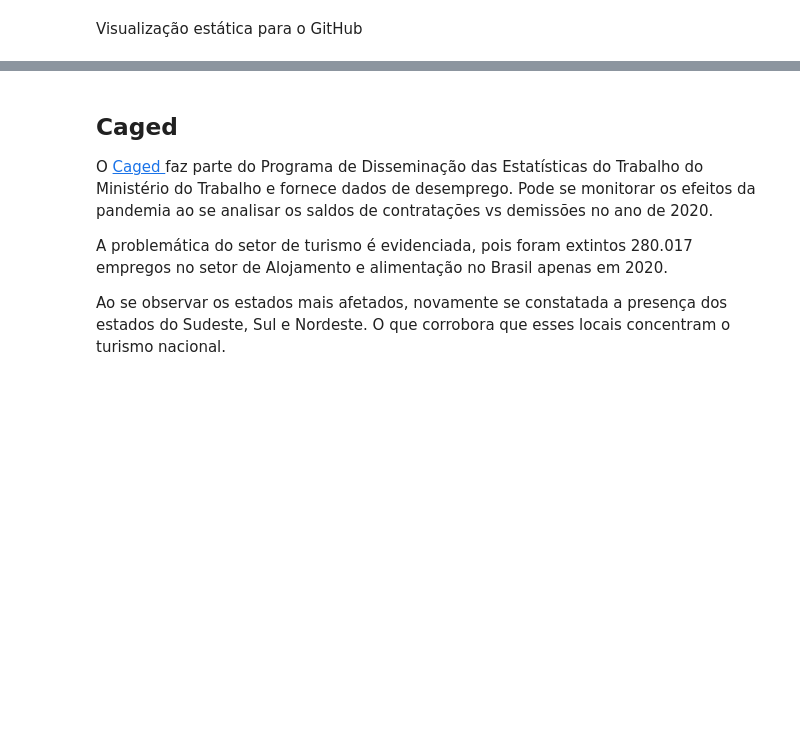
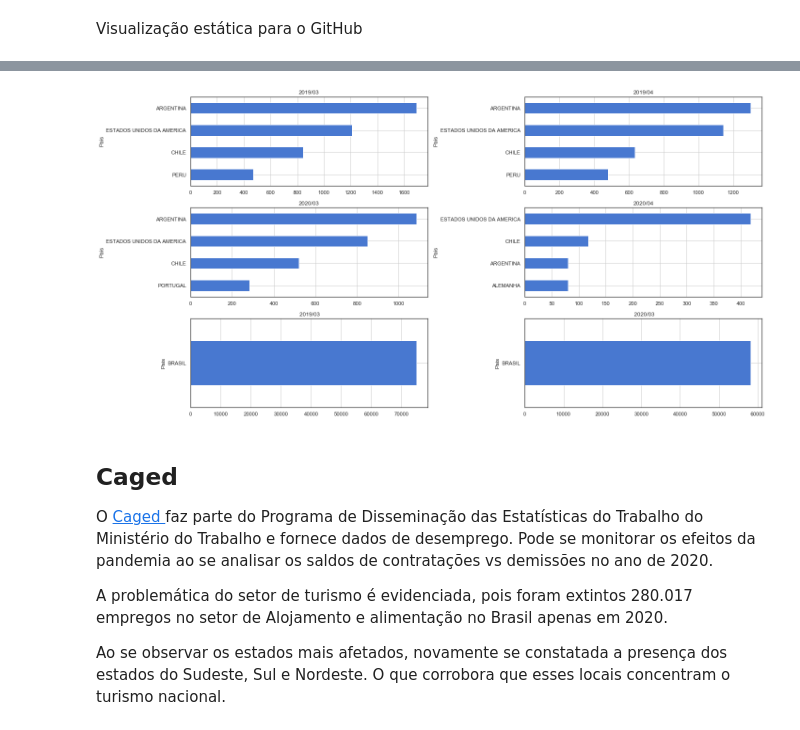
Before and after one commit to VitorPaes/hackathon_stn, a Jupyter notebook: Hackathon_std.ipynb, the cells around one changed output, grey strips where cells are left out. Cells and saved outputs as stored; diff of their text form; code cells hidden in the pictures; blank space fills up the shorter version.

```diff
--- a/Hackathon_std.ipynb
+++ b/Hackathon_std.ipynb
@@ -238,2 +240,45 @@ Visualização estática para o GitHub
+# %%
+import numpy as np
+import pandas as pd
+url_1 = 'https://raw.githubusercontent.com/VitorPaes/hackathon_stn/master/dataset/base_voos_agrupados/2019_03.csv' # Turismo responsavel pos-covid
+url_2 = 'https://raw.githubusercontent.com/VitorPaes/hackathon_stn/master/dataset/base_voos_agrupados/2019_04.csv'
+url_3 = 'https://raw.githubusercontent.com/VitorPaes/hackathon_stn/master/dataset/base_voos_agrupados/2020_03.csv'
+url_4 = 'https://raw.githubusercontent.com/VitorPaes/hackathon_stn/master/dataset/base_voos_agrupados/2020_04.csv'
+df_2019_03 = pd.read_csv(url_1, header=5, sep=",")
+df_2019_03.columns = ['Pais','Voos']
+df_2019_04 = pd.read_csv(url_2, header=5, sep=",")
+df_2019_04.columns = ['Pais','Voos']
+df_2020_03 = pd.read_csv(url_3, header=5, sep=",")
+df_2020_03.columns = ['Pais','Voos']
+df_2020_04 = pd.read_csv(url_4, header=5, sep=",")
+df_2020_04.columns = ['Pais','Voos']
+# %%
+import matplotlib.pyplot as plt
+import numpy as np
+
+
+fig, axs = plt.subplots(3, 2, figsize=(20,10))
+
+
+
+df_2019_03.sort_values(by=['Voos'],ascending=False)[1:5].plot.barh(x='Pais',y= 'Voos',legend=False,ax=axs[0,0],title='2019/03').grid()
+df_2019_04.sort_values(by=['Voos'],ascending=False)[1:5].plot.barh(x='Pais',y= 'Voos',legend=False,ax=axs[0,1],title='2019/04').grid()
+df_2020_03.sort_values(by=['Voos'],ascending=False)[1:5].plot.barh(x='Pais',y= 'Voos',legend=False,ax=axs[1,0],title='2020/03').grid()
+df_2020_04.sort_values(by=['Voos'],ascending=False)[1:5].plot.barh(x='Pais',y= 'Voos',legend=False,ax=axs[1,1],title='2020/04').grid()
+df_2020_04.sort_values(by=['Voos'],ascending=False)[1:5].plot.barh(x='Pais',y= 'Voos',legend=False,ax=axs[1,1],title='2020/04').grid()
+df_2019_04.sort_values(by=['Voos'],ascending=False)[1:5].plot.barh(x='Pais',y= 'Voos',legend=False,ax=axs[0,1],title='2019/04').grid()
+df_2019_03.sort_values(by=['Voos'],ascending=False)[0:1].plot.barh(x='Pais',y= 'Voos',legend=False,ax=axs[2,0],title=' 2019/03').grid()
+df_2020_03.sort_values(by=['Voos'],ascending=False)[0:1].plot.barh(x='Pais',y= 'Voos',legend=False,ax=axs[2,1],title=' 2020/03').grid()
+axs[0,0].invert_yaxis()
+axs[0,1].invert_yaxis()
+axs[1,0].invert_yaxis()
+axs[1,1].invert_yaxis()
+axs[2,0].invert_yaxis()
+
+
+
+fig.tight_layout()
+# %% [output]
+[figure, added]
 # %% [markdown]
 ## Caged
```
Also changed, not shown: parts of 3 cells of this notebook.
